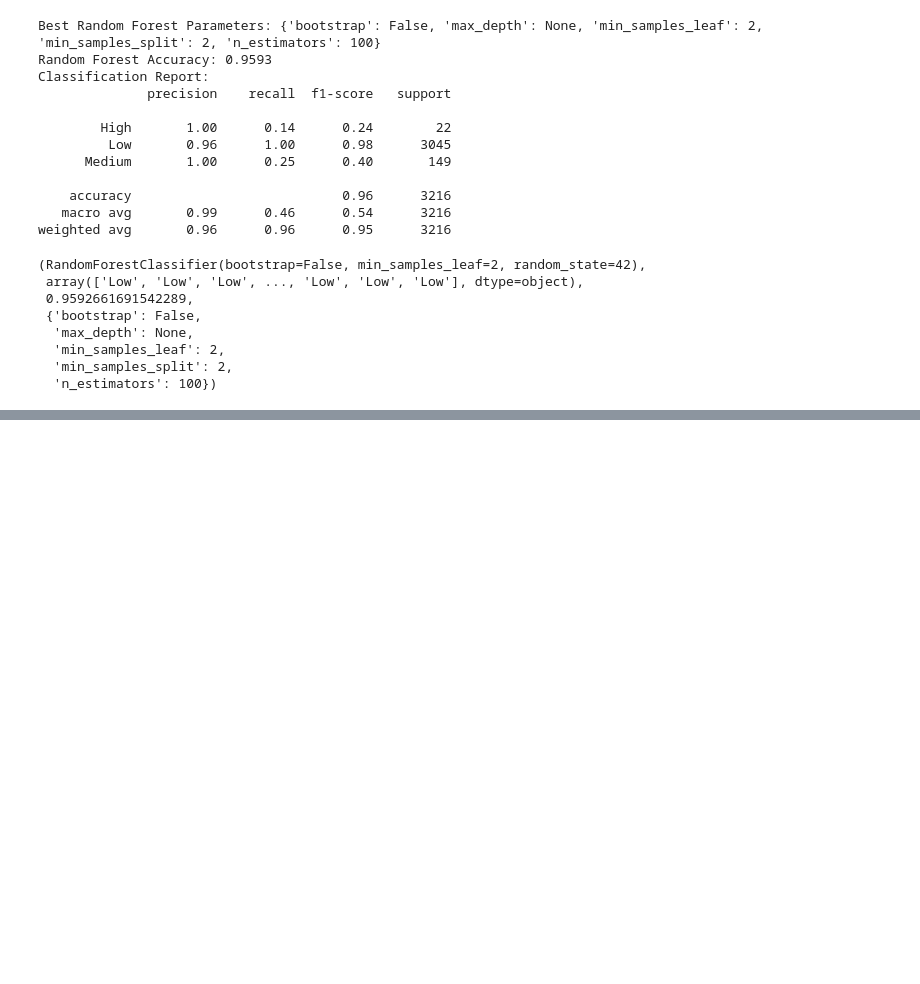
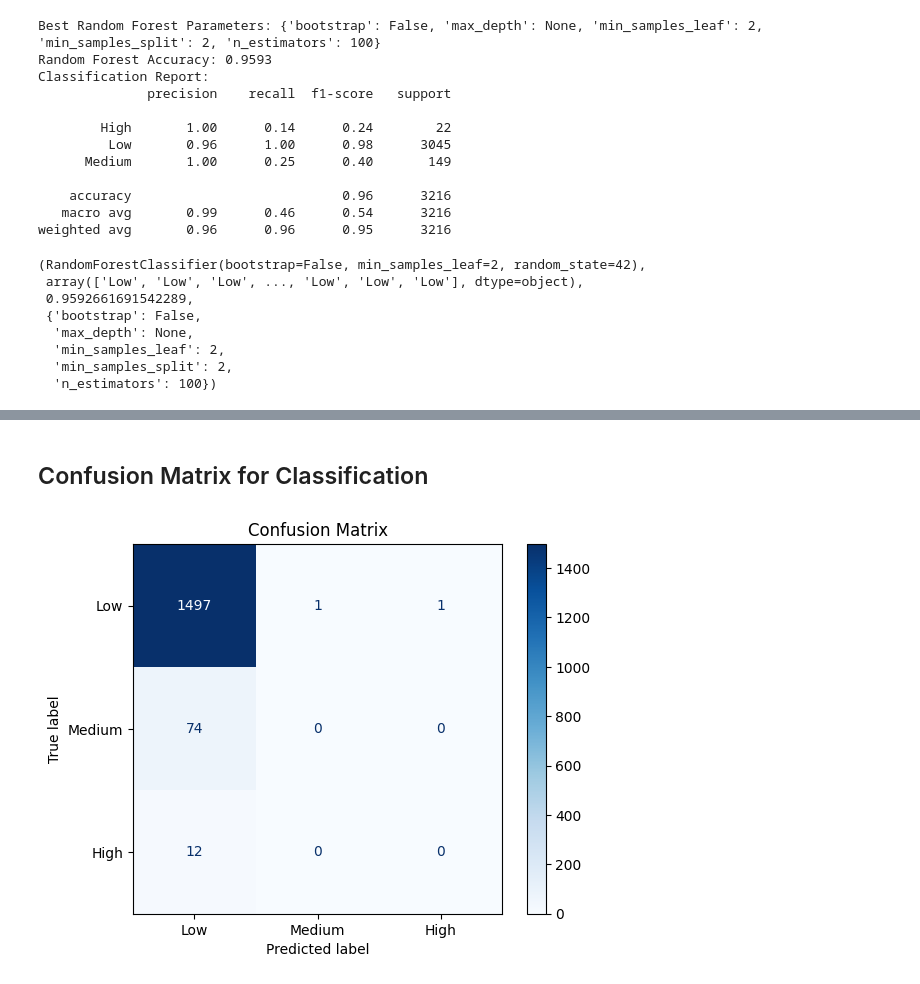
Before and after one commit to n0imaginati0n/nazania-tourism-project, a Jupyter notebook: EDA_vasiuddin.ipynb, the cells around one changed output, grey strips where cells are left out. Saved outputs shown, nothing was run; the diff lists cells and outputs as text; code cells hidden in the pictures; blank space fills up the shorter version.

```diff
--- a/EDA_vasiuddin.ipynb
+++ b/EDA_vasiuddin.ipynb
@@ -545,0 +596,19 @@ weighted avg       0.96      0.96      0.95      3216
+# %% [markdown]
+## Confusion Matrix for Classification
+# %%
+from sklearn.metrics import confusion_matrix, ConfusionMatrixDisplay
+
+# Example using logistic regression
+# Ensure y_test is classified into the same categories as y_train_class
+y_test_class = pd.cut(y_test, bins=3, labels=["Low", "Medium", "High"])
+
+# Use y_test_class for comparison with y_pred_class
+y_pred_class = pd.cut(y_pred, bins=3, labels=["Low", "Medium", "High"])
+cm = confusion_matrix(y_test_class, y_pred_class, labels=["Low", "Medium", "High"])
+
+disp = ConfusionMatrixDisplay(confusion_matrix=cm, display_labels=["Low", "Medium", "High"])
+disp.plot(cmap="Blues")
+plt.title("Confusion Matrix")
+plt.show()
+# %% [output]
+[figure, added]
```
Also changed, not shown: parts of 8 cells of this notebook.
